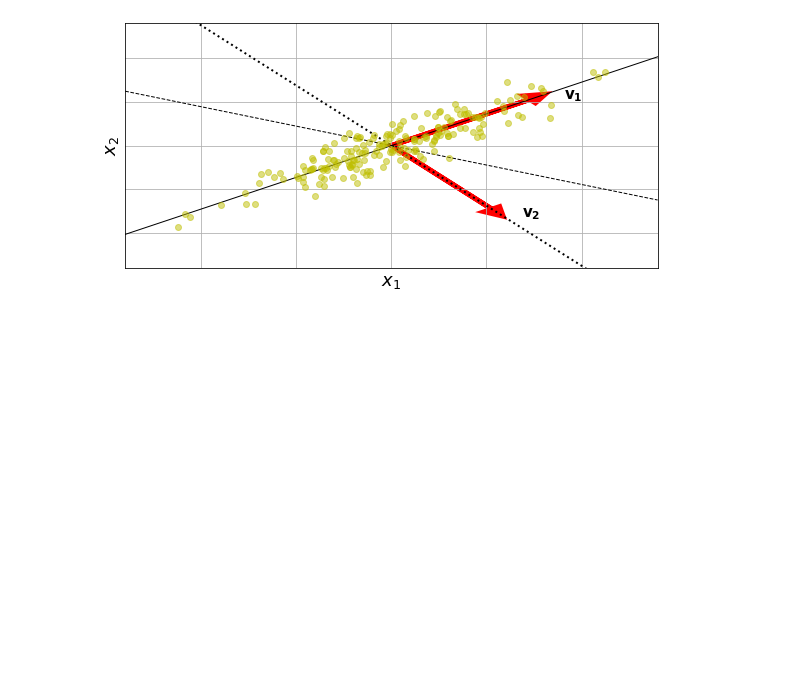
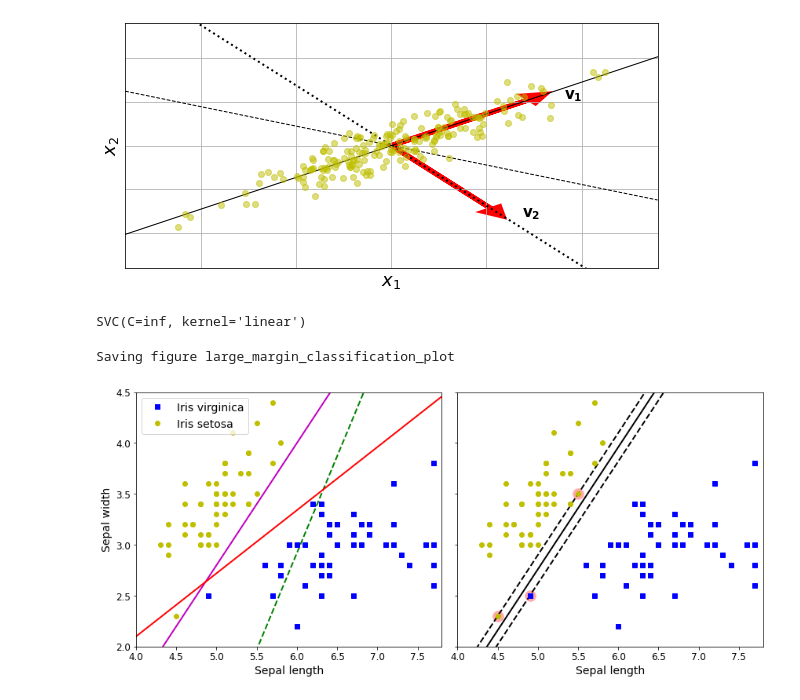
Before and after one commit to muga01/TMAWrapper, a Jupyter notebook: thesis_report_diagrams_1.ipynb, the cells around one changed output. Drawn from its saved outputs; the diff is of its cells as text; code cells hidden in the pictures; blank space fills up the shorter version.

```diff
--- a/thesis_report_diagrams_1.ipynb
+++ b/thesis_report_diagrams_1.ipynb
@@ -88,3 +90,71 @@ plt.show()
 # %% [output]
 Saving figure pca_best_projection_plot
 [figure]
+# %%
+
+iris = datasets.load_iris()
+X = iris["data"][:, (0, 1)]  # sepal length, petal width
+y = iris["target"]
+
+setosa_or_virginica = (y == 0) | (y == 2)
+X = X[setosa_or_virginica]
+y = y[setosa_or_virginica]
+
+# SVM Classifier model
+svm_clf = SVC(kernel="linear", C=float("inf"))
+svm_clf.fit(X, y)
+# %% [output]
+SVC(C=inf, kernel='linear')
+# %%
+# Bad models
+x0 = np.linspace(2, 7.8, 200)
+pred_1 = 1.9*x0 - 8.48
+pred_2 = 1.2*x0 - 3.2
+pred_3 = 0.62 * x0 - 0.38
+
+def plot_svc_decision_boundary(svm_clf, xmin, xmax):
+    w = svm_clf.coef_[0]
+    b = svm_clf.intercept_[0]
+
+    # At the decision boundary, w0*x0 + w1*x1 + b = 0
+    # => x1 = -w0/w1 * x0 - b/w1
+    x0 = np.linspace(xmin, xmax, 200)
+    decision_boundary = -w[0]/w[1] * x0 - b/w[1]
+
+    margin = 1/w[1]
+    gutter_up = decision_boundary + margin
+    gutter_down = decision_boundary - margin
+
+    svs = svm_clf.support_vectors_
+    plt.scatter(svs[:, 0], svs[:, 1], s=180, facecolors='#FFAAAA')
+    plt.plot(x0, decision_boundary, "k-", linewidth=2)
+    plt.plot(x0, gutter_up, "k--", linewidth=2)
+    plt.plot(x0, gutter_down, "k--", linewidth=2)
+
+fig, axes = plt.subplots(ncols=2, figsize=(12,5.4), sharey=True)
+
+plt.sca(axes[0])
+plt.plot(x0, pred_1, "g--", linewidth=2)
+plt.plot(x0, pred_2, "m-", linewidth=2)
+plt.plot(x0, pred_3, "r-", linewidth=2)
+plt.plot(X[:, 0][y==2], X[:, 1][y==2], "bs", label="Iris virginica")
+plt.plot(X[:, 0][y==0], X[:, 1][y==0], "yo", label="Iris setosa")
+plt.xlabel("Sepal length", fontsize=14)
+plt.ylabel("Sepal width", fontsize=14)
+plt.legend(loc="upper left", fontsize=14)
+plt.axis([4, 7.8, 2, 4.5])
+
+
+plt.sca(axes[1])
+plot_svc_decision_boundary(svm_clf, 4, 7.8)
+plt.plot(X[:, 0][y==2], X[:, 1][y==2], "bs")
+plt.plot(X[:, 0][y==0], X[:, 1][y==0], "yo")
+plt.xlabel("Sepal length", fontsize=14)
+plt.axis([4, 7.8, 2, 4.5])
+
+
+save_fig("large_margin_classification_plot")
+plt.show()
+# %% [output]
+Saving figure large_margin_classification_plot
+[figure, added]
```
Also changed, not shown: parts of 2 cells of this notebook.
